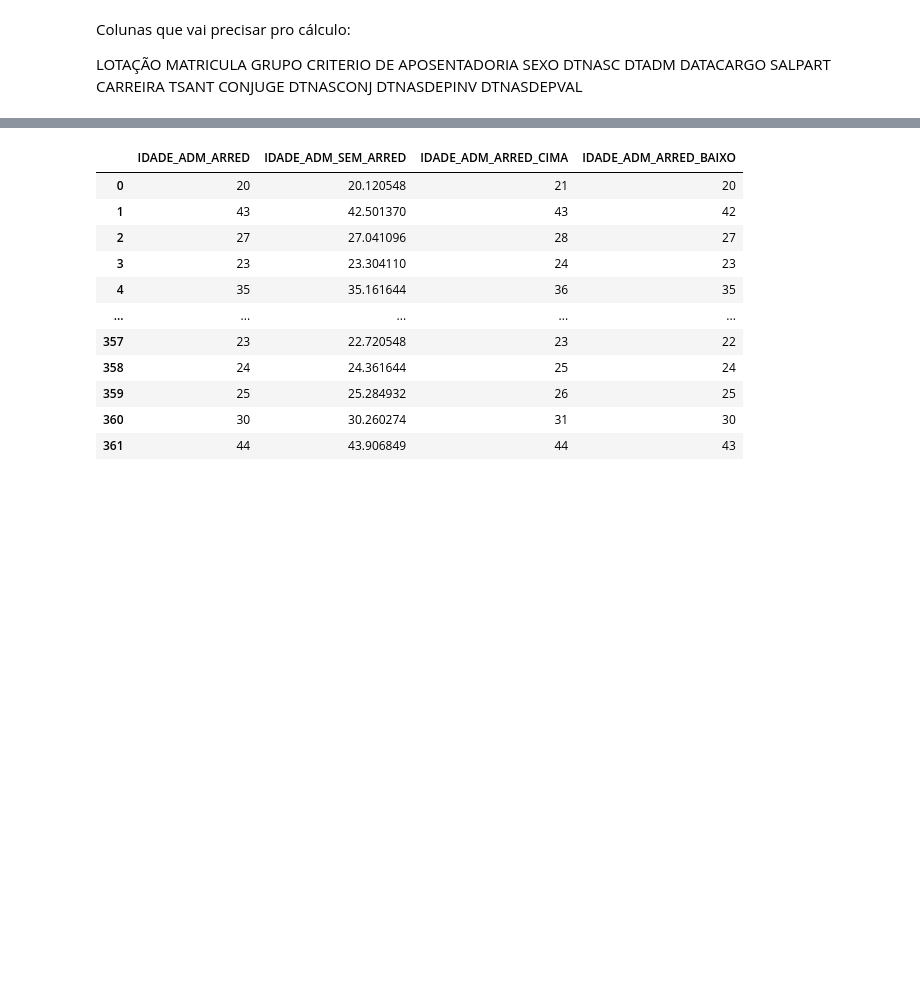
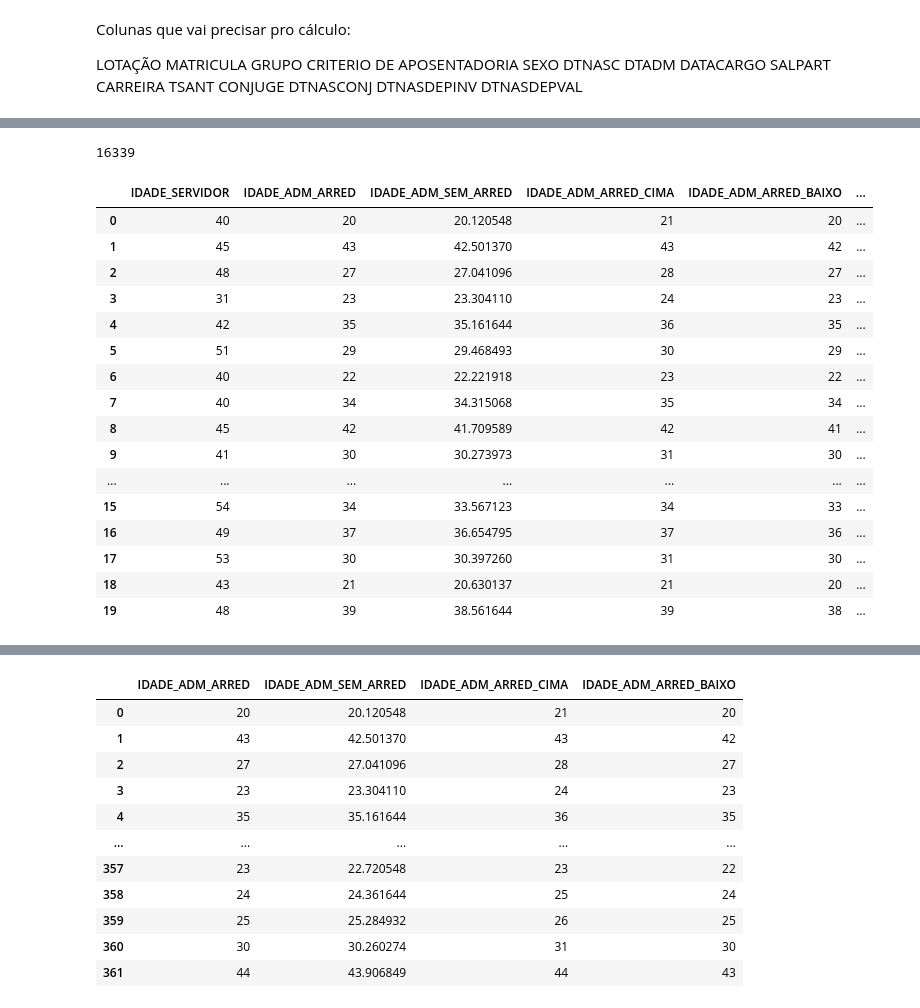
Before and after one commit to italo013/calculo_atuarial, a Jupyter notebook: estatisticas.ipynb, the cells around one changed output, grey strips where cells are left out. Drawn from its saved outputs; the diff is of its cells as text; code cells hidden in the pictures; blank space fills up the shorter version.

```diff
--- a/estatisticas.ipynb
+++ b/estatisticas.ipynb
@@ -56,13 +40,13 @@ statis_ativos['IDADE_ADM_ARRED_BAIXO'] = round((bd_ativos.DT_ING_ENTE - bd_ativo
 #------------------------------------------------------------------------------------------------------------------------------------------------------------------------------------------------------------------------------------------------------#
 statis_ativos['IDADE_CONJUGE'] = bd_ativos.DT_NASC_CONJUGE.mask(bd_ativos.DT_NASC_CONJUGE.isnull(), '1800-01-01', axis=0)#, inplace=True) #Preenchendo as linhas vazias com alguma data
 statis_ativos.IDADE_CONJUGE = ano_dt_base - statis_ativos.IDADE_CONJUGE.dt.strftime('%Y').astype(int) #Calculando as Idades dos Cônjuges | Ano da Data-Base - Data de Nascimento do Cônjuge
-statis_ativos.loc[(bd_ativos.CO_EST_CIVIL_SERVIDOR == 1) | (bd_ativos.CO_EST_CIVIL_SERVIDOR == 3) | (bd_ativos.CO_EST_CIVIL_SERVIDOR == 4) | (bd_ativos.CO_EST_CIVIL_SERVIDOR == 5), 'IDADE_CONJUGE'] = None #Removendo as datas inseridas
+statis_ativos.loc[(bd_ativos.CO_EST_CIVIL_SERVIDOR == 1) | (bd_ativos.CO_EST_CIVIL_SERVIDOR == 3) | (bd_ativos.CO_EST_CIVIL_SERVIDOR == 4) | (bd_ativos.CO_EST_CIVIL_SERVIDOR == 5) | (statis_ativos.IDADE_CONJUGE > 127), 'IDADE_CONJUGE'] = None #Removendo as datas inseridas
 #------------------------------------------------------------------------------------------------------------------------------------------------------------------------------------------------------------------------------------------------------#
 statis_ativos['IDADE_NOVO'] = bd_ativos.DT_NASC_NOVO.mask(bd_ativos.DT_NASC_NOVO.isnull(), '1800-01-01', axis=0)#, inplace=True) #Preenchendo as linhas vazias com alguma data
 statis_ativos.IDADE_NOVO = ano_dt_base - statis_ativos.IDADE_NOVO.dt.strftime('%Y').astype(int) #Calculando as Idades do Filho Mais Novo | Ano da Data-Base - Data de Nascimento do Filho Mais Novo
 statis_ativos.loc[statis_ativos.IDADE_NOVO > 21, 'IDADE_NOVO'] = None #Removendo as datas inseridas
 #------------------------------------------------------------------------------------------------------------------------------------------------------------------------------------------------------------------------------------------------------#
-statis_ativos['TP_PREFEITURA'] = round((2020-12-31 - bd_ativos.DT_ING_ENTE) / timedelta(days=365) - 0.5).astype(int)
+#statis_ativos['TP_PREFEITURA'] = round((2020-12-31 - bd_ativos.DT_ING_ENTE) / timedelta(days=365) - 0.5).astype(int)
 #------------------------------------------------------------------------------------------------------------------------------------------------------------------------------------------------------------------------------------------------------#
 statis_ativos['DIF_ETARIA'] = statis_ativos.IDADE_CONJUGE - statis_ativos.IDADE_SERVIDOR #Calculando a Diferença Etária do Cônjuge
 
@@ -73,3 +72,36 @@ TypeError: Addition/subtraction of integers and integer-arrays with DatetimeArra
+# %%
+statis_ativos.DT_BASE.head()
+bd_ativos.DT_NASC_SERVIDOR.head()
+statis_ativos.DT_TESTE.sum()
+# %% [output]
+16339
+# %%
+statis_ativos['DT_BASE'] = '31/12/2020'
+statis_ativos.DT_BASE = pd.to_datetime(statis_ativos.DT_BASE, yearfirst=True, format='%d/%m/%Y')
+statis_ativos['DT_TESTE'] = round((statis_ativos.DT_BASE - bd_ativos.DT_NASC_SERVIDOR) / timedelta(days=365)).astype(int)
+statis_ativos['DT_TESTE1'] = (statis_ativos.DT_BASE - bd_ativos.DT_NASC_SERVIDOR) / timedelta(days=365)
+statis_ativos['DT_TESTE2'] = round((statis_ativos.DT_BASE - bd_ativos.DT_NASC_SERVIDOR) / timedelta(days=365) - 0.5).astype(int)
+#statis_ativos.DT_TESTE = pd.to_datetime(statis_ativos.DT_TESTE)
+statis_ativos.head(20)
+#type(statis_ativos.DT_TESTE.loc[0])
+# %% [output]
+|  | IDADE_SERVIDOR | IDADE_ADM_ARRED | IDADE_ADM_SEM_ARRED | IDADE_ADM_ARRED_CIMA | IDADE_ADM_ARRED_BAIXO | ... |
+| 0 | 40 | 20 | 20.120548 | 21 | 20 | ... |
+| 1 | 45 | 43 | 42.501370 | 43 | 42 | ... |
+| 2 | 48 | 27 | 27.041096 | 28 | 27 | ... |
+| 3 | 31 | 23 | 23.304110 | 24 | 23 | ... |
+| 4 | 42 | 35 | 35.161644 | 36 | 35 | ... |
+| 5 | 51 | 29 | 29.468493 | 30 | 29 | ... |
+| 6 | 40 | 22 | 22.221918 | 23 | 22 | ... |
+| 7 | 40 | 34 | 34.315068 | 35 | 34 | ... |
+| 8 | 45 | 42 | 41.709589 | 42 | 41 | ... |
+| 9 | 41 | 30 | 30.273973 | 31 | 30 | ... |
+| ... | ... | ... | ... | ... | ... | ... |
+| 15 | 54 | 34 | 33.567123 | 34 | 33 | ... |
+| 16 | 49 | 37 | 36.654795 | 37 | 36 | ... |
+| 17 | 53 | 30 | 30.397260 | 31 | 30 | ... |
+| 18 | 43 | 21 | 20.630137 | 21 | 20 | ... |
+| 19 | 48 | 39 | 38.561644 | 39 | 38 | ... |
 # %%
 #Calculando as Estatísticas dos Ativos
 statis_ativos = pd.DataFrame()
```
Also changed, not shown: parts of 4 cells of this notebook, 1 other file.
